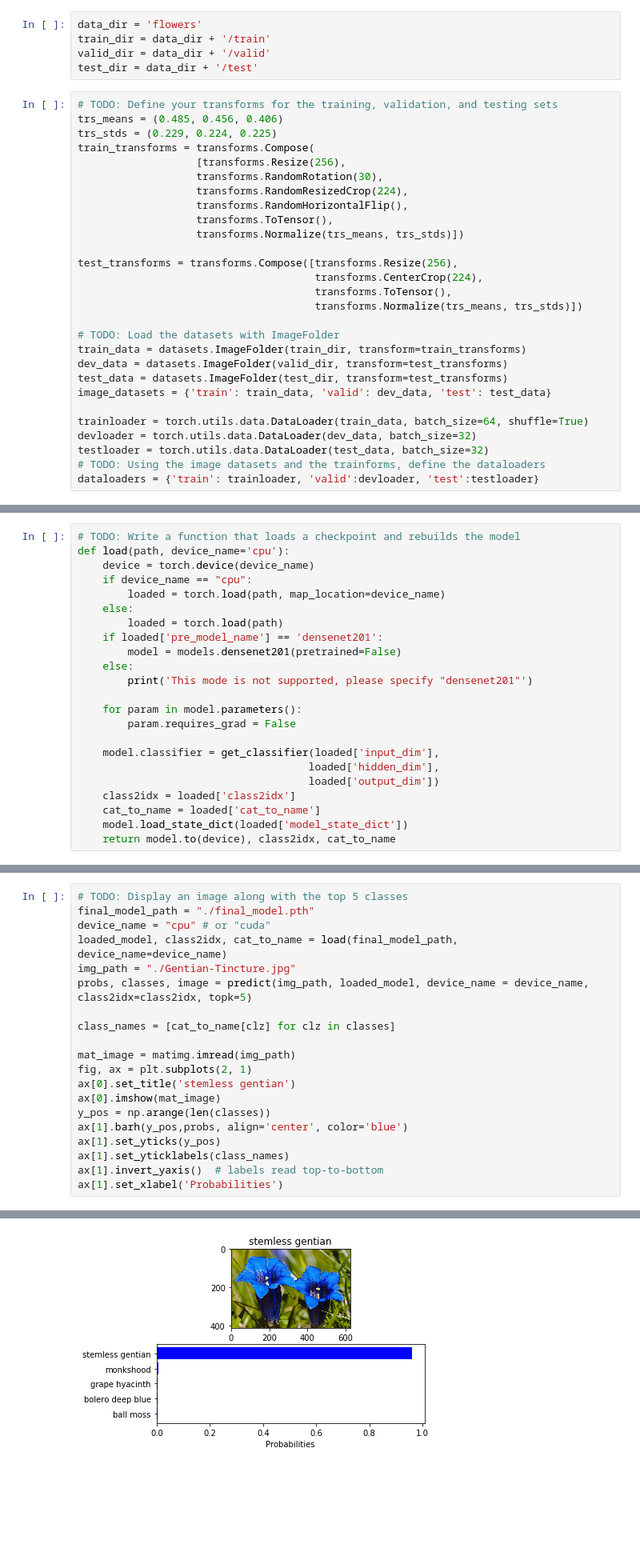
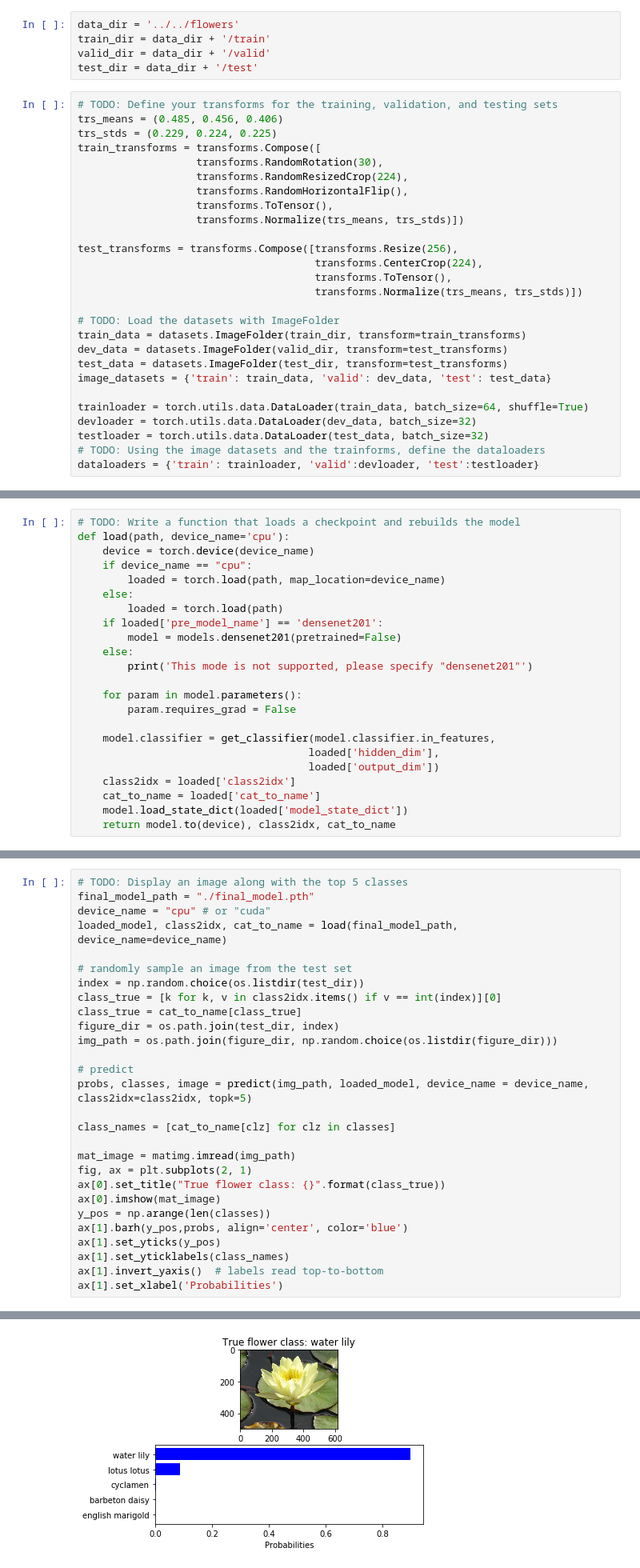
Before and after one commit to qiaochen/TransImgClassifier4Flowers, a Jupyter notebook: Image Classifier Project.ipynb, the cells around one changed output, grey strips where cells are left out. Shown at 80% size. Drawn from its saved outputs; the diff is of its cells as text; blank space fills up the shorter version.

Commit message:
update: Update all the code
Add support for fixed number of pretrained networks.
Fix bugs switching classifier head.

```diff
--- a/Image Classifier Project.ipynb
+++ b/Image Classifier Project.ipynb
@@ -43,7 +45,7 @@ The validation and testing sets are used to measure the model's performance on d
 
 The pre-trained networks you'll use were trained on the ImageNet dataset where each color channel was normalized separately. For all three sets you'll need to normalize the means and standard deviations of the images to what the network expects. For the means, it's `[0.485, 0.456, 0.406]` and for the standard deviations `[0.229, 0.224, 0.225]`, calculated from the ImageNet images.  These values will shift each color channel to be centered at 0 and range from -1 to 1.
 # %%
-data_dir = 'flowers'
+data_dir = '../../flowers'
 train_dir = data_dir + '/train'
 valid_dir = data_dir + '/valid'
 test_dir = data_dir + '/test'
@@ -51,8 +53,7 @@ test_dir = data_dir + '/test'
 # TODO: Define your transforms for the training, validation, and testing sets
 trs_means = (0.485, 0.456, 0.406)
 trs_stds = (0.229, 0.224, 0.225)
-train_transforms = transforms.Compose(
-                   [transforms.Resize(256),
+train_transforms = transforms.Compose([
                    transforms.RandomRotation(30),
                    transforms.RandomResizedCrop(224),
                    transforms.RandomHorizontalFlip(),
@@ -265,7 +263,7 @@ def load(path, device_name='cpu'):
     for param in model.parameters():
         param.requires_grad = False
 
-    model.classifier = get_classifier(loaded['input_dim'],
+    model.classifier = get_classifier(model.classifier.in_features,
                                      loaded['hidden_dim'],
                                      loaded['output_dim'])
     class2idx = loaded['class2idx']
@@ -393,26 +392,34 @@ Gentian-Tincture.jp 100%[===================>] 244.82K   407KB/s    in 0.6s
 # %%
 # TODO: Display an image along with the top 5 classes
 final_model_path = "./final_model.pth"
 device_name = "cpu" # or "cuda"
 loaded_model, class2idx, cat_to_name = load(final_model_path, device_name=device_name)
-img_path = "./Gentian-Tincture.jpg"
+
+# randomly sample an image from the test set
+index = np.random.choice(os.listdir(test_dir))
+class_true = [k for k, v in class2idx.items() if v == int(index)][0]
+class_true = cat_to_name[class_true]
+figure_dir = os.path.join(test_dir, index)
+img_path = os.path.join(figure_dir, np.random.choice(os.listdir(figure_dir)))
+
+# predict
 probs, classes, image = predict(img_path, loaded_model, device_name = device_name, class2idx=class2idx, topk=5)
 
 class_names = [cat_to_name[clz] for clz in classes]
 
 mat_image = matimg.imread(img_path)
 fig, ax = plt.subplots(2, 1)
-ax[0].set_title('stemless gentian')
+ax[0].set_title("True flower class: {}".format(class_true))
 ax[0].imshow(mat_image)
 y_pos = np.arange(len(classes))
 ax[1].barh(y_pos,probs, align='center', color='blue')
 ax[1].set_yticks(y_pos)
 ax[1].set_yticklabels(class_names)
 ax[1].invert_yaxis()  # labels read top-to-bottom
 ax[1].set_xlabel('Probabilities')
 # %% [output]
 Text(0.5,0,'Probabilities')
-[figure, old version]
+[figure, new version]
 # %%
 print("recoverred image:")
 imshow(image)
```
Also changed, not shown: parts of 8 cells of this notebook, 6 other files.
